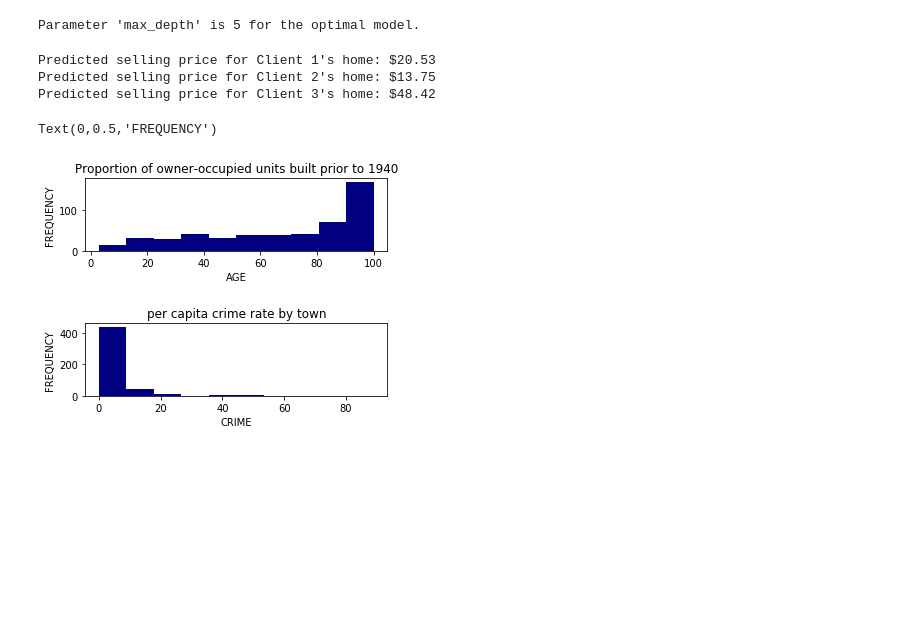
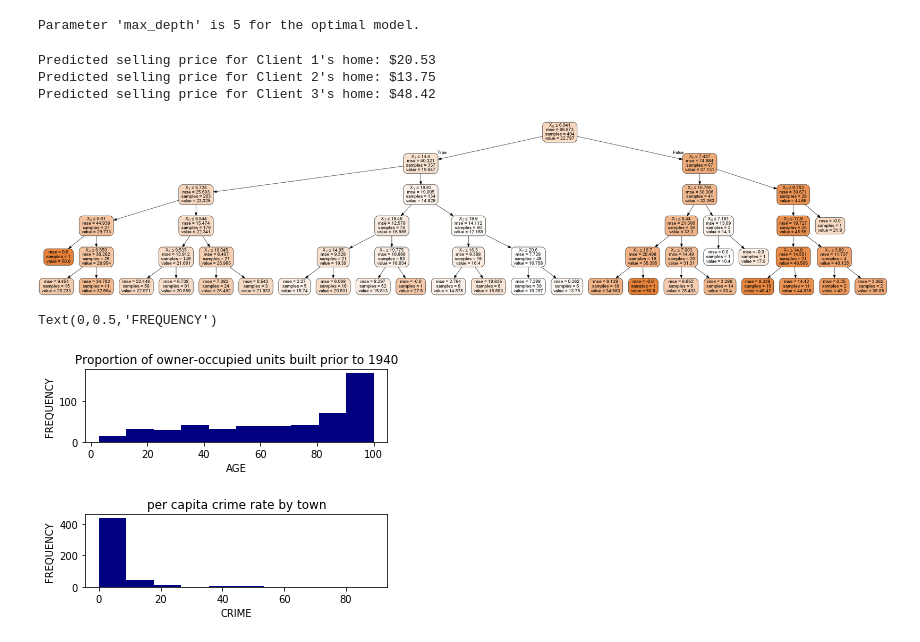
Before and after one commit to gwillig/bosten_housing, a Jupyter notebook: bosten_housing_prices.ipynb, the cells around one changed output. Saved outputs shown, nothing was run; the diff lists cells and outputs as text; code cells hidden in the pictures; blank space fills up the shorter version.

Commit message:
Visu of the DecisionTreeRegressor

```diff
--- a/bosten_housing_prices.ipynb
+++ b/bosten_housing_prices.ipynb
@@ -211,7 +215,9 @@ from sklearn.model_selection import GridSearchCV, ShuffleSplit
 
 def fit_model(X, y):
     """ Performs grid search over the 'max_depth' parameter for a
-        decision tree regressor trained on the input data [X, y]. """
+        decision tree regressor trained on the input data [X, y].
+    Source:https://towardsdatascience.com/machine-learning-project-predicting-boston-house-prices-with-regression-b4e47493633d
+    """
 
     # Create cross-validation sets from the training data
     cv_sets = ShuffleSplit(n_splits = 10, test_size = 0.20, random_state = 0)
@@ -254,6 +260,22 @@ for i, price in enumerate(reg.predict(client_data)):
 Predicted selling price for Client 1's home: $20.53
 Predicted selling price for Client 2's home: $13.75
 Predicted selling price for Client 3's home: $48.42
+# %%
+from sklearn.externals.six import StringIO
+from IPython.display import Image
+from sklearn.tree import export_graphviz
+import pydotplus
+
+dot_data = StringIO()
+
+export_graphviz(reg, out_file=dot_data,
+                filled=True, rounded=True,
+                special_characters=True)
+
+graph = pydotplus.graph_from_dot_data(dot_data.getvalue())
+Image(graph.create_png())
+# %% [output]
+[figure, added]
 # %%
 # Explore the data
 plt.subplots_adjust(left=0.2, bottom=None, right=None, top=None, wspace=None, hspace=1)
```
Also changed, not shown: parts of 1 cell of this notebook, 1 other file.
